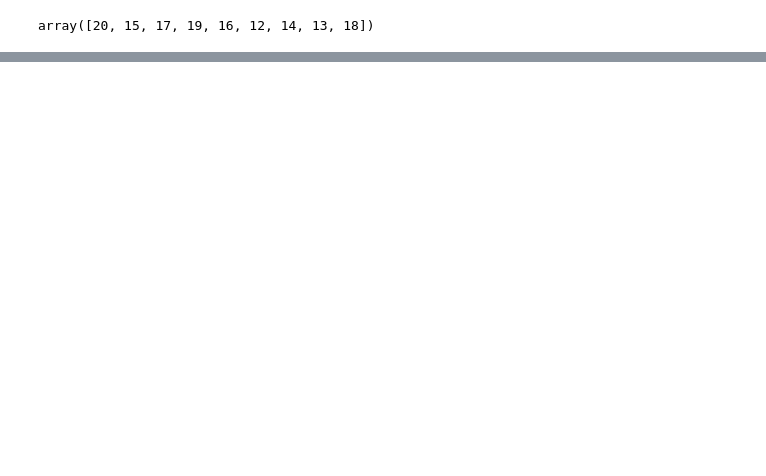
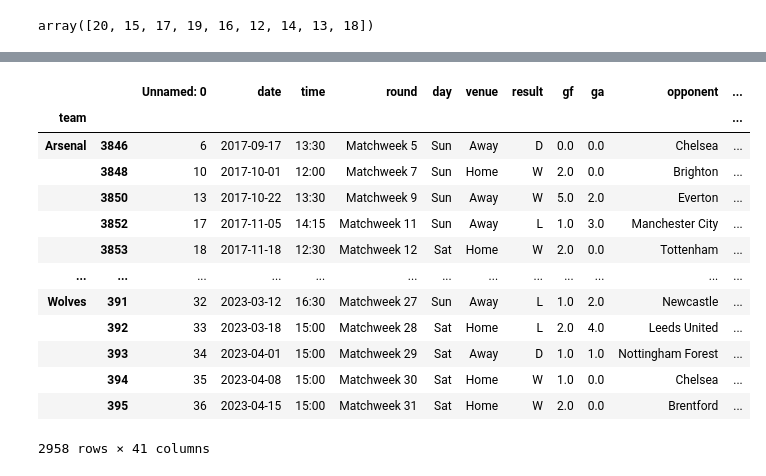
Before and after one commit to wikanadnyana/backend-api-da-project, a Jupyter notebook: cleaning/clean.ipynb, the cells around one changed output, grey strips where cells are left out. Saved outputs shown, nothing was run; the diff lists cells and outputs as text; code cells hidden in the pictures; blank space fills up the shorter version.

```diff
--- a/cleaning/clean.ipynb
+++ b/cleaning/clean.ipynb
@@ -170,0 +266,7 @@ df_kotor
+# %%
+def rolling_averages(group, cols, new_cols):
+    group = group.sort_values("date")
+    rolling_stats = group[cols].rolling(3, closed='left').mean()
+    group[new_cols] = rolling_stats
+    group = group.dropna(subset=new_cols)
+    return group
@@ -170,0 +275,5 @@ df_kotor
+# %%
+cols = ["gf", "ga", "sh", "sot", "dist", "fk", "pk", "pkatt"]
+new_cols = [f"{c}_rolling" for c in cols]
+
+rolling_averages(group, cols, new_cols)
@@ -170,0 +294,19 @@ df_kotor
+# %%
+df_kotor = df_kotor.groupby("team").apply(lambda x: rolling_averages(x, cols, new_cols))
+# %%
+df_kotor
+# %% [output]
+|  |  | Unnamed: 0 | date | time | round | day | venue | result | gf | ga | opponent | ... |
+| team |  |  |  |  |  |  |  |  |  |  |  | ... |
+| Arsenal | 3846 | 6 | 2017-09-17 | 13:30 | Matchweek 5 | Sun | Away | D | 0.0 | 0.0 | Chelsea | ... |
+|  | 3848 | 10 | 2017-10-01 | 12:00 | Matchweek 7 | Sun | Home | W | 2.0 | 0.0 | Brighton | ... |
+|  | 3850 | 13 | 2017-10-22 | 13:30 | Matchweek 9 | Sun | Away | W | 5.0 | 2.0 | Everton | ... |
+|  | 3852 | 17 | 2017-11-05 | 14:15 | Matchweek 11 | Sun | Away | L | 1.0 | 3.0 | Manchester City | ... |
+|  | 3853 | 18 | 2017-11-18 | 12:30 | Matchweek 12 | Sat | Home | W | 2.0 | 0.0 | Tottenham | ... |
+| ... | ... | ... | ... | ... | ... | ... | ... | ... | ... | ... | ... | ... |
+| Wolves | 391 | 32 | 2023-03-12 | 16:30 | Matchweek 27 | Sun | Away | L | 1.0 | 2.0 | Newcastle | ... |
+|  | 392 | 33 | 2023-03-18 | 15:00 | Matchweek 28 | Sat | Home | L | 2.0 | 4.0 | Leeds United | ... |
+|  | 393 | 34 | 2023-04-01 | 15:00 | Matchweek 29 | Sat | Away | D | 1.0 | 1.0 | Nottingham Forest | ... |
+|  | 394 | 35 | 2023-04-08 | 15:00 | Matchweek 30 | Sat | Home | W | 1.0 | 0.0 | Chelsea | ... |
+|  | 395 | 36 | 2023-04-15 | 15:00 | Matchweek 31 | Sat | Home | W | 2.0 | 0.0 | Brentford | ... |
+2958 rows × 41 columns
```
Also changed, not shown: parts of 26 cells of this notebook, 2 other files.
